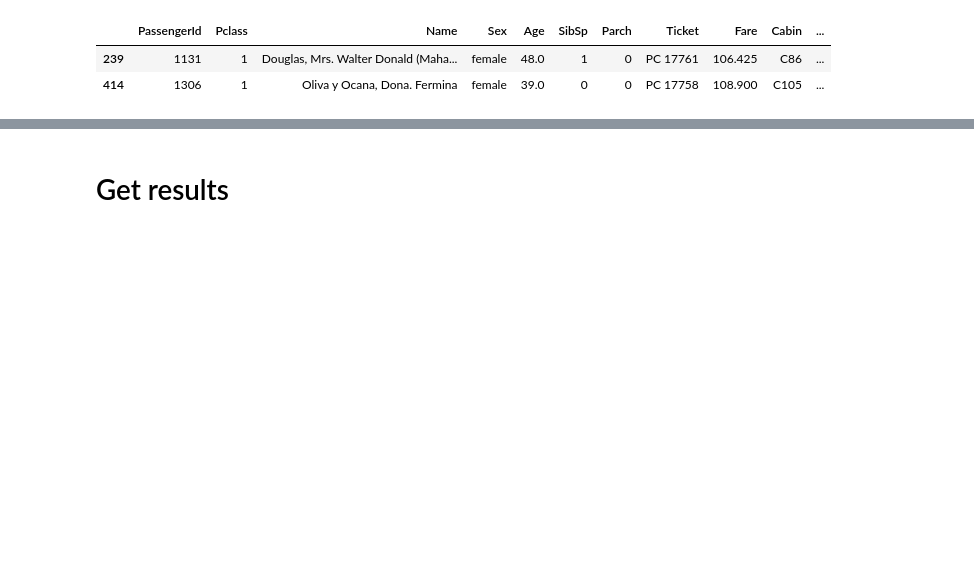
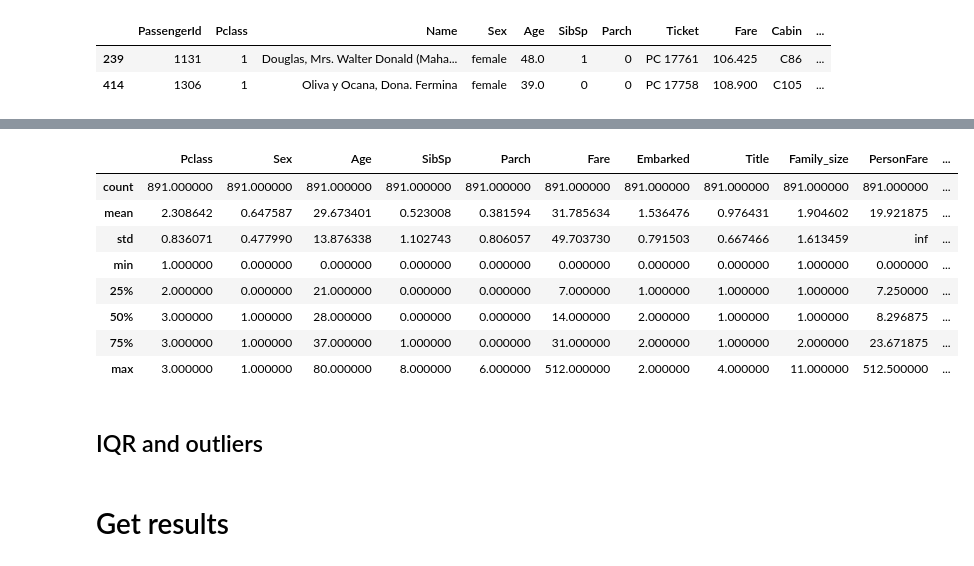
Before and after one commit to Dimildizio/WorksOnMyMachine, a Jupyter notebook: TitanicEDA.ipynb, the cells around one changed output, grey strips where cells are left out. Saved outputs shown, nothing was run; the diff lists cells and outputs as text; code cells hidden in the pictures; blank space fills up the shorter version.

```diff
--- a/TitanicEDA.ipynb
+++ b/TitanicEDA.ipynb
@@ -151,0 +150,25 @@ test_data[test_data['Name'].str.contains('|'.join(['Dona']))]
+# %%
+def encode(data, columns_to_encode):
+  data = data.copy()
+  label_encoder = LabelEncoder()
+  for column in columns_to_encode:
+    data[column] = label_encoder.fit_transform(data[column].astype(str))
+  return data
+# %%
+def predict_age(data):
+
+  df = data.copy()
+  df = encode(df, ['Sex', 'Title', 'Deck', 'Embarked'])
+  to_drop = ['Age']
+  X = df.dropna(subset=['Age']).drop(to_drop, axis=1)
+  y = df.dropna(subset=['Age'])['Age']
+  X_train, X_test, y_train, y_test = train_test_split(X, y, test_size=0.2, random_state=42)
+
+  model = RandomForestRegressor()
+  model.fit(X_train, y_train)
+  #print('error on age prediction:', mean_squared_error(y_test, model.predict(X_test)))
+
+  X_pred = df.loc[df['Age'].isnull()].drop(to_drop, axis=1)
+  predicted = model.predict(X_pred)
+  df.loc[df['Age'].isnull(), 'Age'] = np.round(predicted).astype('int32')
+  return df
@@ -220,3 +277,17 @@ df
+# %%
+df.describe()
+# %% [output]
+|  | Pclass | Sex | Age | SibSp | Parch | Fare | Embarked | Title | Family_size | PersonFare | ... |
+| count | 891.000000 | 891.000000 | 891.000000 | 891.000000 | 891.000000 | 891.000000 | 891.000000 | 891.000000 | 891.000000 | 891.000000 | ... |
+| mean | 2.308642 | 0.647587 | 29.673401 | 0.523008 | 0.381594 | 31.785634 | 1.536476 | 0.976431 | 1.904602 | 19.921875 | ... |
+| std | 0.836071 | 0.477990 | 13.876338 | 1.102743 | 0.806057 | 49.703730 | 0.791503 | 0.667466 | 1.613459 | inf | ... |
+| min | 1.000000 | 0.000000 | 0.000000 | 0.000000 | 0.000000 | 0.000000 | 0.000000 | 0.000000 | 1.000000 | 0.000000 | ... |
+| 25% | 2.000000 | 0.000000 | 21.000000 | 0.000000 | 0.000000 | 7.000000 | 1.000000 | 1.000000 | 1.000000 | 7.250000 | ... |
+| 50% | 3.000000 | 1.000000 | 28.000000 | 0.000000 | 0.000000 | 14.000000 | 2.000000 | 1.000000 | 1.000000 | 8.296875 | ... |
+| 75% | 3.000000 | 1.000000 | 37.000000 | 1.000000 | 0.000000 | 31.000000 | 2.000000 | 1.000000 | 2.000000 | 23.671875 | ... |
+| max | 3.000000 | 1.000000 | 80.000000 | 8.000000 | 6.000000 | 512.000000 | 2.000000 | 4.000000 | 11.000000 | 512.500000 | ... |
+# %% [markdown]
+## IQR and outliers
 # %% [markdown]
 # Get results
 # %%
```
Also changed, not shown: parts of 12 cells of this notebook.
